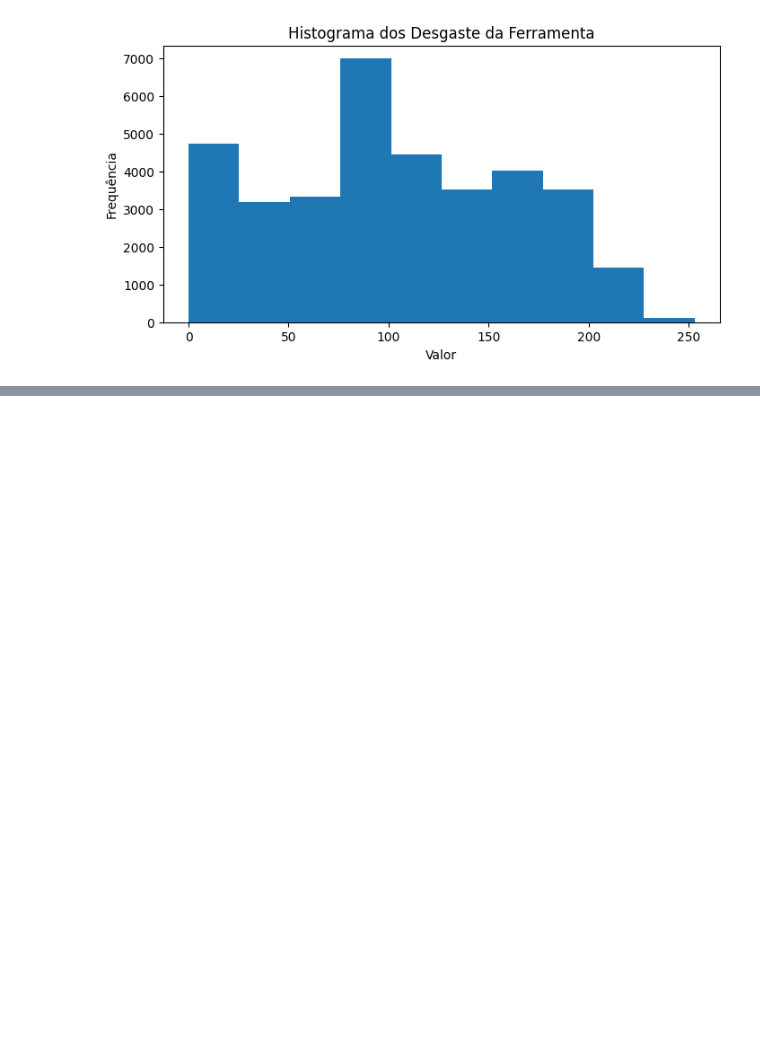
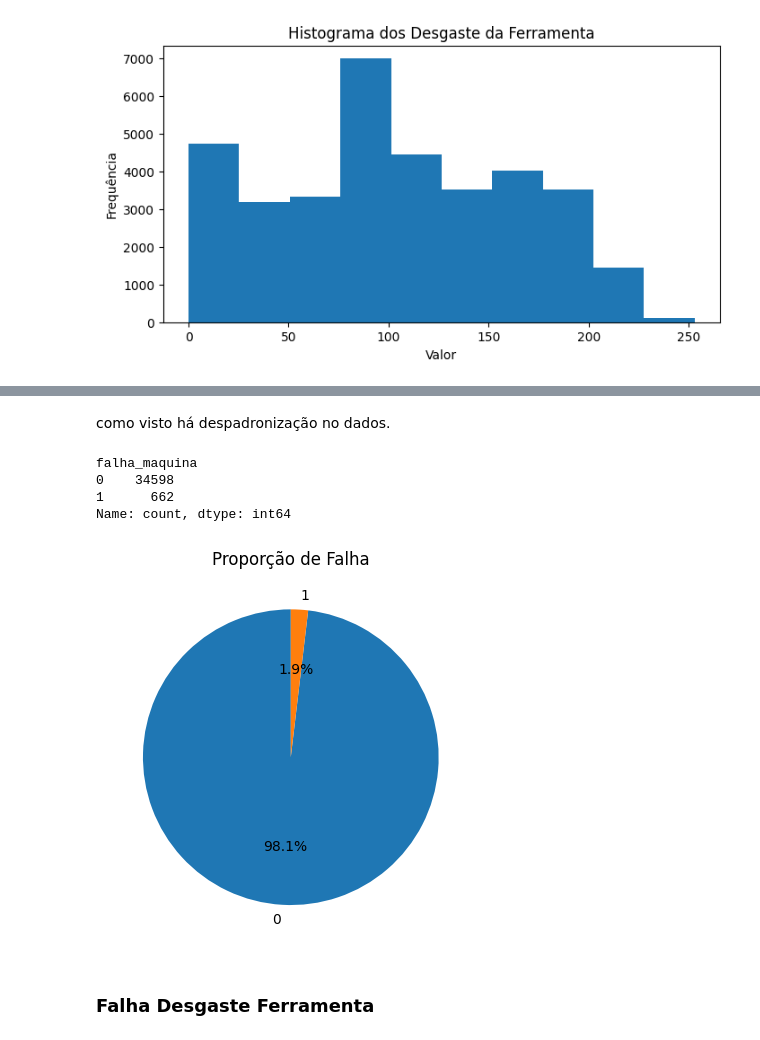
Before and after one commit to devryoshio/fiesc, a Jupyter notebook: Bootcamp Ciência de Dados e Inteligência Artificial.ipynb, the cells around one changed output, grey strips where cells are left out. Saved outputs shown, nothing was run; the diff lists cells and outputs as text; code cells hidden in the pictures; blank space fills up the shorter version.

```diff
--- a/Bootcamp Ciência de Dados e Inteligência Artificial.ipynb
+++ b/Bootcamp Ciência de Dados e Inteligência Artificial.ipynb
@@ -102,3 +104,13 @@ Index(['id_produto', 'tipo', 'temperatura_ar', 'temperatura_processo',
+# %%
+renomear_colunas = {
+    'FDF (Falha Desgaste Ferramenta)': 'falha_desgaste_ferramenta',
+    'FDC (Falha Dissipacao Calor)': 'falha_dissipacao_calor',
+    'FP (Falha Potencia)': 'falha_potencia',
+    'FTE (Falha Tensao Excessiva)': 'falha_tensao_excessiva',
+    'FA (Falha Aleatoria)': 'falha_aleatoria'
+}
+
+df = df.rename(columns=renomear_colunas)
 # %%
 df.shape
 # %% [output]
@@ -614,0 +642,38 @@ plt.show()
+# %% [markdown]
+como visto há despadronização no dados.
+# %%
+# Converte tudo para string minúscula
+df['falha_maquina'] = df['falha_maquina'].astype(str).str.lower().str.strip()
+
+# Cria um mapeamento para padronizar
+mapa = {
+    'sim':  1,
+    's': 1,
+    '1': 1,
+    'y': 1,
+
+    'não': 0,
+    'nao': 0,
+    'n':  0,
+    '0': 0
+}
+
+# Aplica o mapeamento
+df['falha_maquina'] = df['falha_maquina'].replace(mapa)
+
+# Confere resultado
+print(df['falha_maquina'].value_counts())
+# %% [output]
+falha_maquina
+0    34598
+1      662
+Name: count, dtype: int64
+# %%
+df["falha_maquina"].value_counts().plot(kind='pie', autopct='%1.1f%%', startangle=90)
+plt.title("Proporção de Falha")
+plt.ylabel("")
+plt.show()
+# %% [output]
+[figure, added]
+# %% [markdown]
+### Falha Desgaste Ferramenta
```
Also changed, not shown: parts of 23 cells of this notebook, 2 other files.
